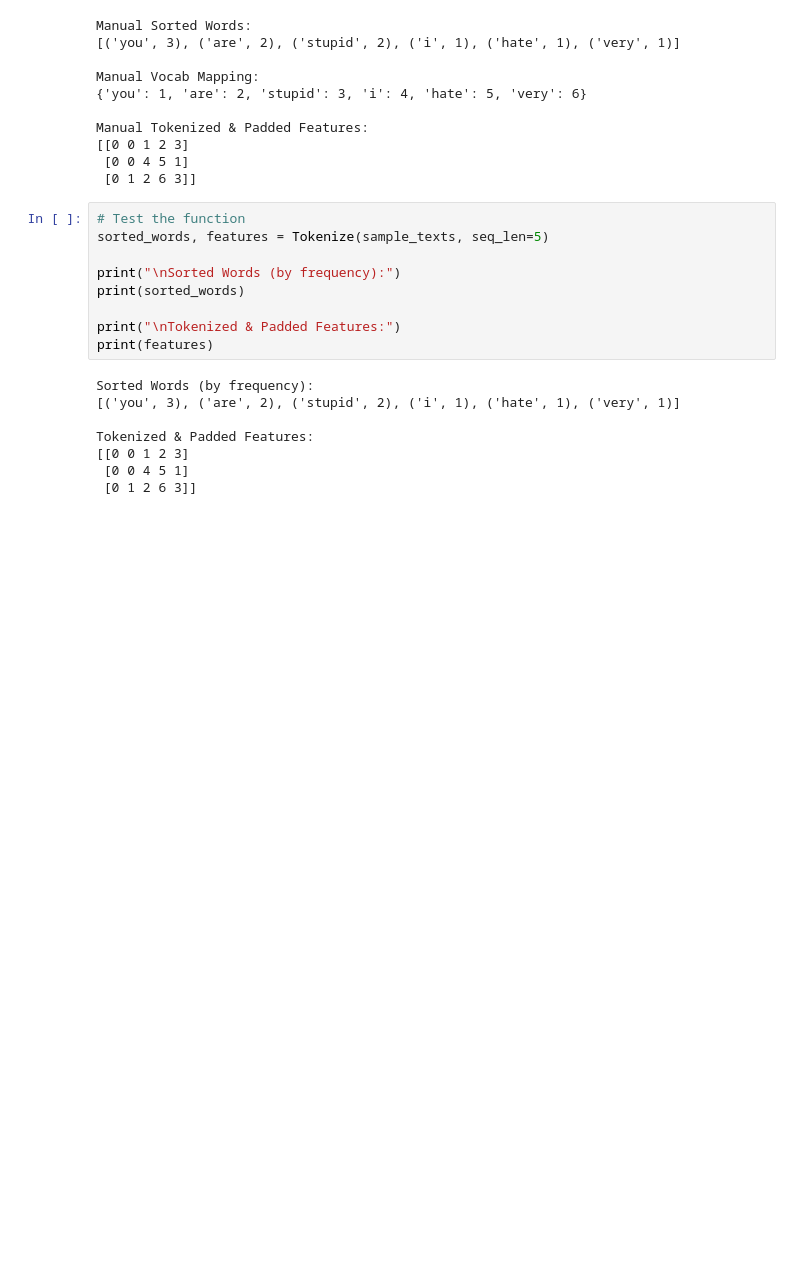
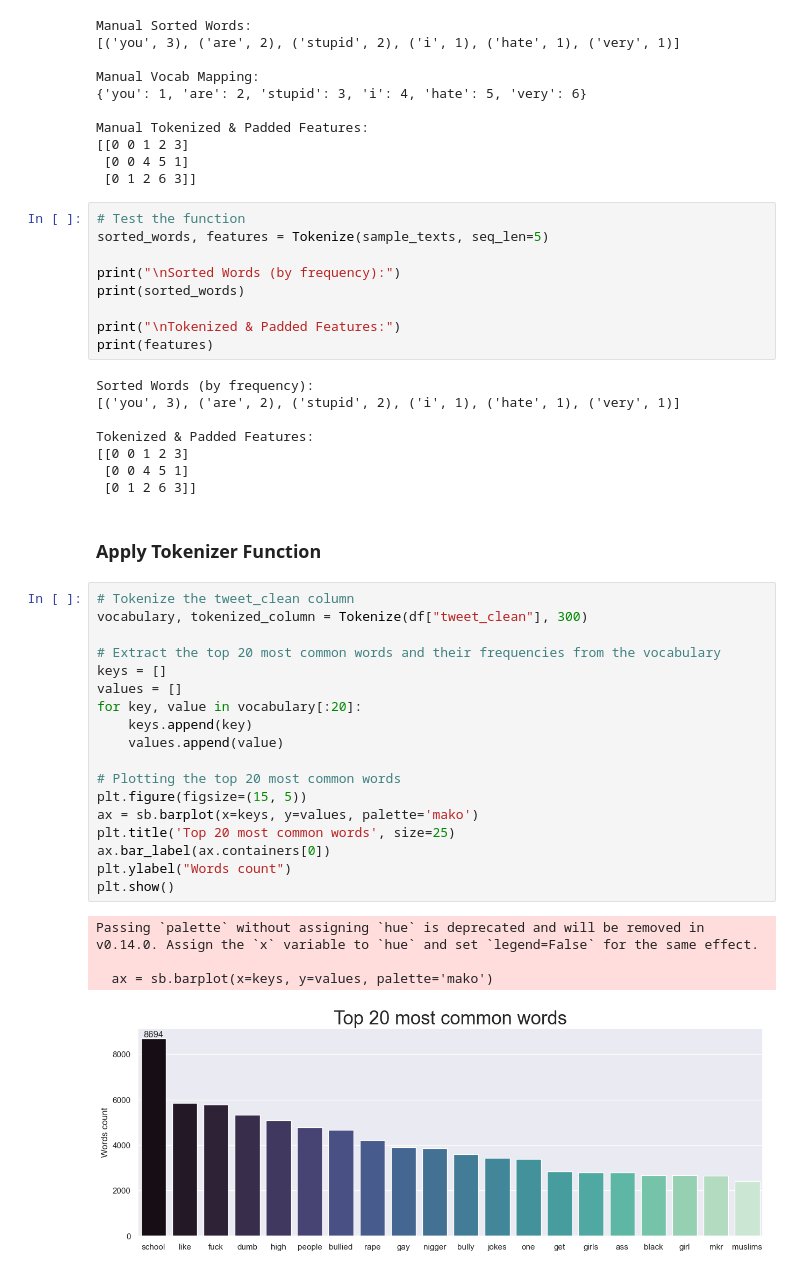
Before and after one commit to donkey-king-kong/CSCI-4907-NLU, a Jupyter notebook: (GWU)_CSCI_4907_NLU.ipynb, the cells around one changed output. Drawn from its saved outputs; the diff is of its cells as text; blank space fills up the shorter version.

Commit message:
add: apply tokenizer function to tokenize tweet_clean and visualize top 20 most frequent words

```diff
--- a/(GWU)_CSCI_4907_NLU.ipynb
+++ b/(GWU)_CSCI_4907_NLU.ipynb
@@ -359,3 +359,28 @@ Tokenized & Padded Features:
 [[0 0 1 2 3]
  [0 0 4 5 1]
  [0 1 2 6 3]]
+# %% [markdown]
+### Apply Tokenizer Function
+# %%
+# Tokenize the tweet_clean column
+vocabulary, tokenized_column = Tokenize(df["tweet_clean"], 300)
+
+# Extract the top 20 most common words and their frequencies from the vocabulary
+keys = []
+values = []
+for key, value in vocabulary[:20]:
+    keys.append(key)
+    values.append(value)
+
+# Plotting the top 20 most common words
+plt.figure(figsize=(15, 5))
+ax = sb.barplot(x=keys, y=values, palette='mako')
+plt.title('Top 20 most common words', size=25)
+ax.bar_label(ax.containers[0])
+plt.ylabel("Words count")
+plt.show()
+# %% [output]
+Passing `palette` without assigning `hue` is deprecated and will be removed in v0.14.0. Assign the `x` variable to `hue` and set `legend=False` for the same effect.
+
+  ax = sb.barplot(x=keys, y=values, palette='mako')
+[figure, added]
```
